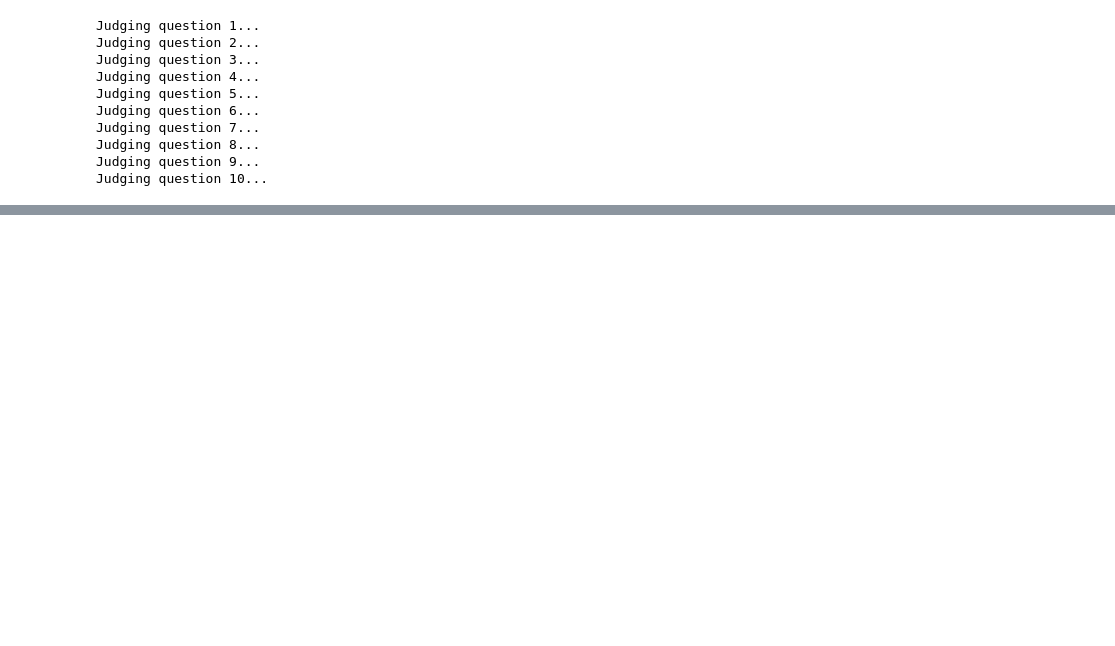
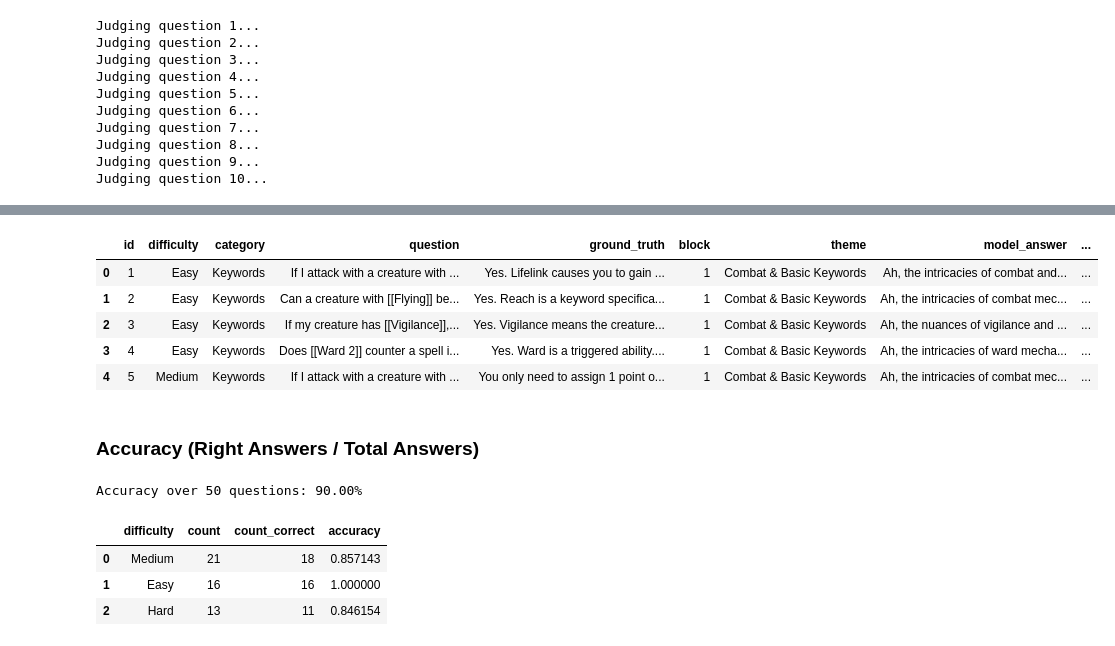
Before and after one commit to LeonMichel96/DL-Mioti-Project, a Jupyter notebook: 7-grader_ai_metrics/Metrics_Notebook.ipynb, the cells around one changed output, grey strips where cells are left out. Saved outputs shown, nothing was run; the diff lists cells and outputs as text; code cells hidden in the pictures; blank space fills up the shorter version.

```diff
--- a/7-grader_ai_metrics/Metrics_Notebook.ipynb
+++ b/7-grader_ai_metrics/Metrics_Notebook.ipynb
@@ -387,0 +476,41 @@ Yes, a creature with Haste can activate an ability with a {T} symbol the turn it
+# %%
+df_eval.head()
+# %% [output]
+|  | id | difficulty | category | question | ground_truth | block | theme | model_answer | ... |
+| 0 | 1 | Easy | Keywords | If I attack with a creature with ... | Yes. Lifelink causes you to gain ... | 1 | Combat & Basic Keywords | Ah, the intricacies of combat and... | ... |
+| 1 | 2 | Easy | Keywords | Can a creature with [[Flying]] be... | Yes. Reach is a keyword specifica... | 1 | Combat & Basic Keywords | Ah, the intricacies of combat mec... | ... |
+| 2 | 3 | Easy | Keywords | If my creature has [[Vigilance]],... | Yes. Vigilance means the creature... | 1 | Combat & Basic Keywords | Ah, the nuances of vigilance and ... | ... |
+| 3 | 4 | Easy | Keywords | Does [[Ward 2]] counter a spell i... | Yes. Ward is a triggered ability.... | 1 | Combat & Basic Keywords | Ah, the intricacies of ward mecha... | ... |
+| 4 | 5 | Medium | Keywords | If I attack with a creature with ... | You only need to assign 1 point o... | 1 | Combat & Basic Keywords | Ah, the intricacies of combat mec... | ... |
+# %% [markdown]
+### Accuracy (Right Answers / Total Answers)
+# %%
+# accuracy general
+mask_correct = df_eval['verdict'] == 'CORRECT'
+accuracy = len(df_eval[mask_correct]) / len(df_eval)
+
+print(f"Accuracy over 50 questions: {accuracy*100:.2f}%")
+# %% [output]
+Accuracy over 50 questions: 90.00%
+# %%
+## Accuracy por dificultad
+
+# filtro correctos
+correct_eval = df_eval[mask_correct]
+
+# conteo por dificultad (correctos)
+correct_counts = correct_eval['difficulty'].value_counts().reset_index()
+correct_counts.rename(columns={'count': 'count_correct'}, inplace=True)
+
+# conteo por dificultad (total)
+total_counts = df_eval['difficulty'].value_counts().reset_index()
+
+accuracy_diff = total_counts.merge(correct_counts, on='difficulty', how='left')
+accuracy_diff['accuracy'] = accuracy_diff['count_correct'] / accuracy_diff['count']
+
+accuracy_diff
+# %% [output]
+|  | difficulty | count | count_correct | accuracy |
+| 0 | Medium | 21 | 18 | 0.857143 |
+| 1 | Easy | 16 | 16 | 1.000000 |
+| 2 | Hard | 13 | 11 | 0.846154 |
```
Also changed, not shown: parts of 26 cells of this notebook, 1 other file.
